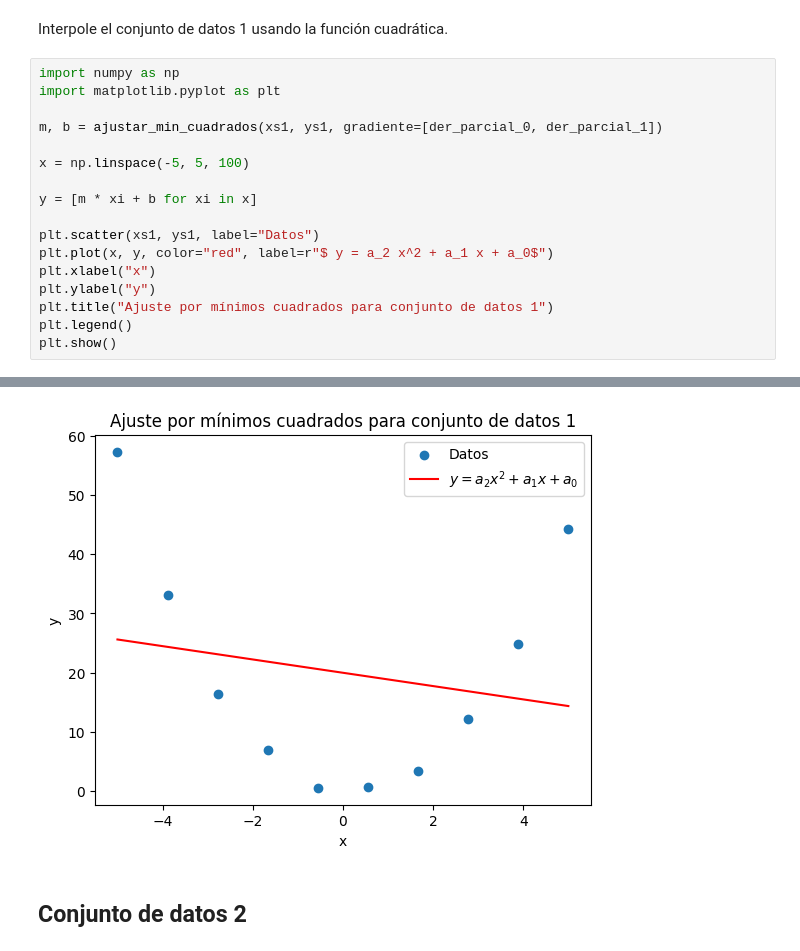
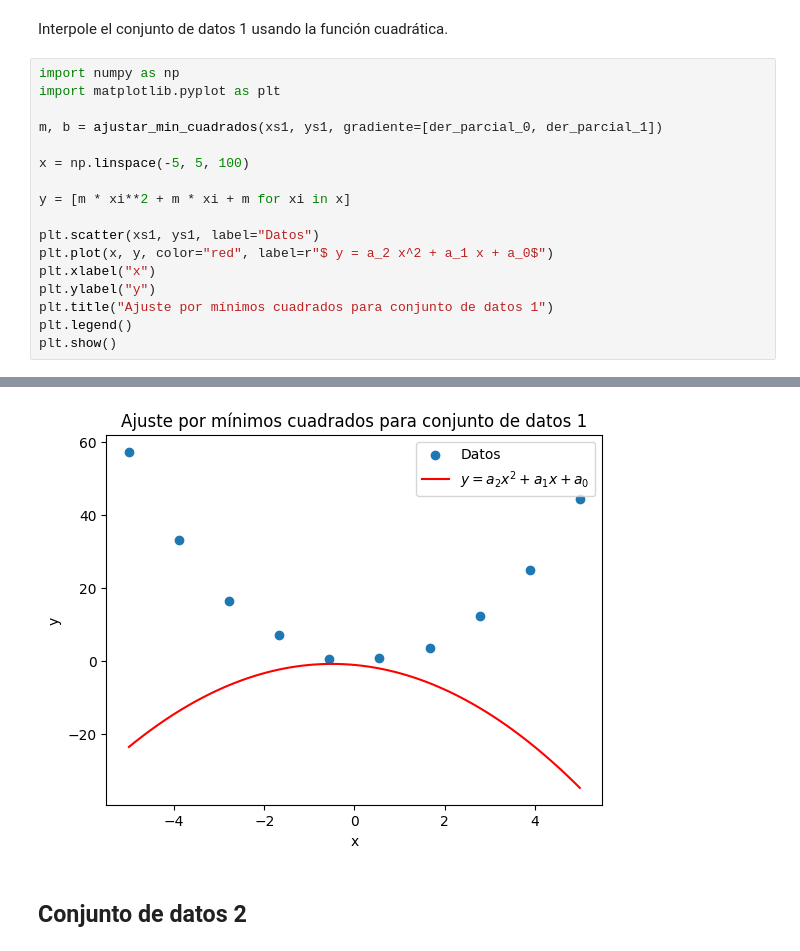
Before and after one commit to lPachecol/Prueba2BIM, a Jupyter notebook: min_cuadrados.ipynb, the cells around one changed output, grey strips where cells are left out. Cells and saved outputs as stored; diff of their text form.

```diff
--- a/min_cuadrados.ipynb
+++ b/min_cuadrados.ipynb
@@ -187,7 +187,7 @@ m, b = ajustar_min_cuadrados(xs1, ys1, gradiente=[der_parcial_0, der_parcial_1])
 
 x = np.linspace(-5, 5, 100)
 
-y = [m * xi + b for xi in x]
+y = [m * xi**2 + m * xi + m for xi in x]
 
 plt.scatter(xs1, ys1, label="Datos")
 plt.plot(x, y, color="red", label=r"$ y = a_2 x^2 + a_1 x + a_0$")
@@ -202,6 +202,6 @@ plt.show()
 [[ 101.8525926     0.         -114.41357678]
  [   0.           10.          199.8089    ]]
-[figure, old version]
+[figure, new version]
 # %% [markdown]
 ## Conjunto de datos 2
 # %%
```
Also changed, not shown: parts of 2 cells of this notebook.
